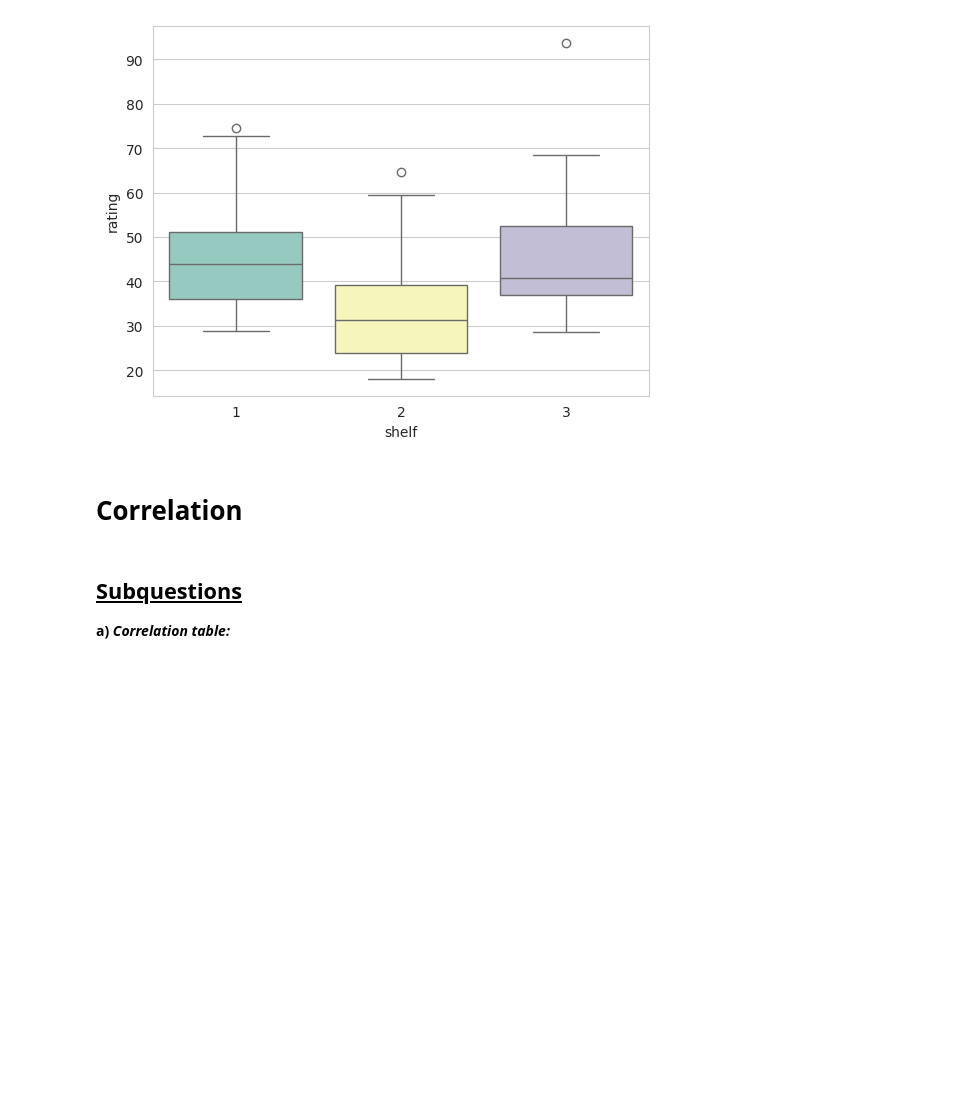
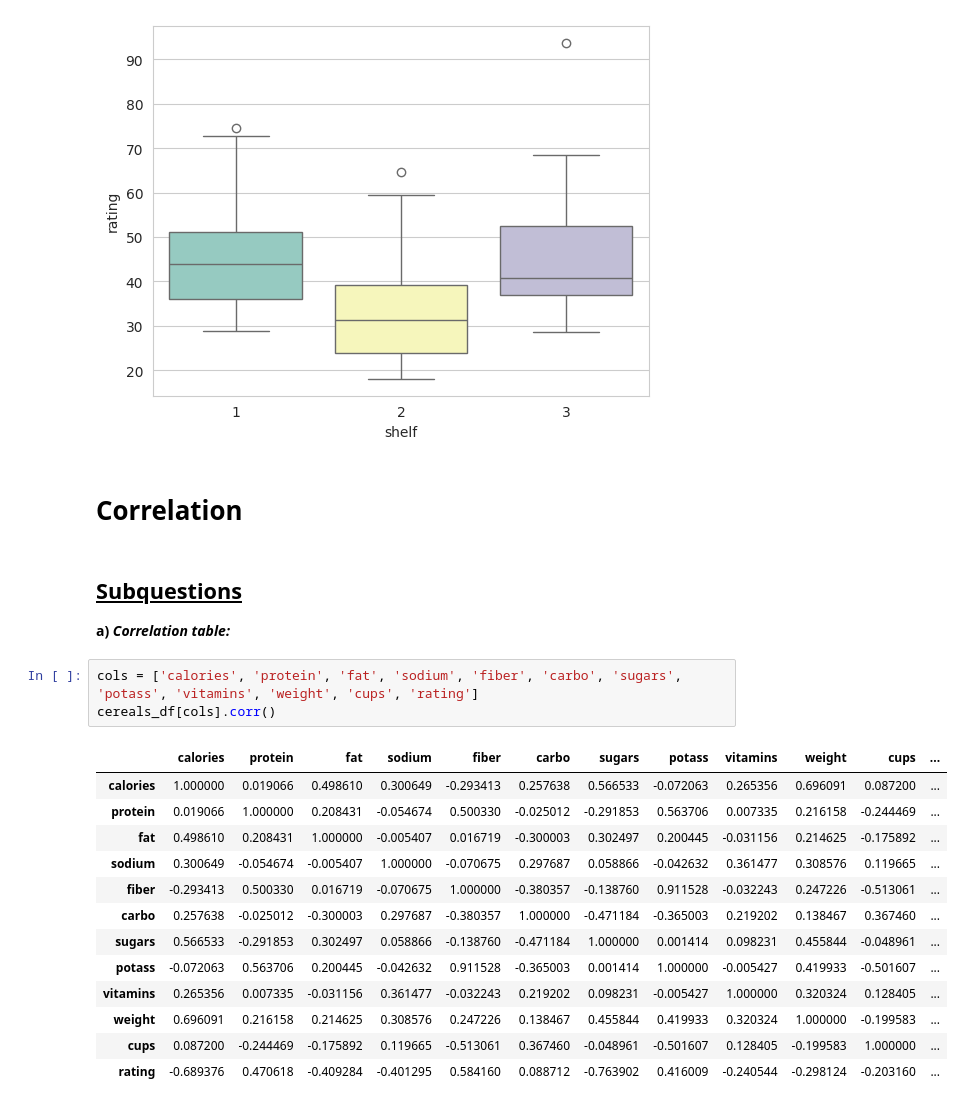
Before and after one commit to beneDesp/GLDM3002, a Jupyter notebook: Lab1_walsh.ipynb, the cells around one changed output. Saved outputs shown, nothing was run; the diff lists cells and outputs as text; blank space fills up the shorter version.

```diff
--- a/Lab1_walsh.ipynb
+++ b/Lab1_walsh.ipynb
@@ -175,6 +175,23 @@ Passing `palette` without assigning `hue` is deprecated and will be removed in v
 ## <u> Subquestions </u>
 
 **a)** ***Correlation table:***
+# %%
+cols = ['calories', 'protein', 'fat', 'sodium', 'fiber', 'carbo', 'sugars', 'potass', 'vitamins', 'weight', 'cups', 'rating']
+cereals_df[cols].corr()
+# %% [output]
+|  | calories | protein | fat | sodium | fiber | carbo | sugars | potass | vitamins | weight | cups | ... |
+| calories | 1.000000 | 0.019066 | 0.498610 | 0.300649 | -0.293413 | 0.257638 | 0.566533 | -0.072063 | 0.265356 | 0.696091 | 0.087200 | ... |
+| protein | 0.019066 | 1.000000 | 0.208431 | -0.054674 | 0.500330 | -0.025012 | -0.291853 | 0.563706 | 0.007335 | 0.216158 | -0.244469 | ... |
+| fat | 0.498610 | 0.208431 | 1.000000 | -0.005407 | 0.016719 | -0.300003 | 0.302497 | 0.200445 | -0.031156 | 0.214625 | -0.175892 | ... |
+| sodium | 0.300649 | -0.054674 | -0.005407 | 1.000000 | -0.070675 | 0.297687 | 0.058866 | -0.042632 | 0.361477 | 0.308576 | 0.119665 | ... |
+| fiber | -0.293413 | 0.500330 | 0.016719 | -0.070675 | 1.000000 | -0.380357 | -0.138760 | 0.911528 | -0.032243 | 0.247226 | -0.513061 | ... |
+| carbo | 0.257638 | -0.025012 | -0.300003 | 0.297687 | -0.380357 | 1.000000 | -0.471184 | -0.365003 | 0.219202 | 0.138467 | 0.367460 | ... |
+| sugars | 0.566533 | -0.291853 | 0.302497 | 0.058866 | -0.138760 | -0.471184 | 1.000000 | 0.001414 | 0.098231 | 0.455844 | -0.048961 | ... |
+| potass | -0.072063 | 0.563706 | 0.200445 | -0.042632 | 0.911528 | -0.365003 | 0.001414 | 1.000000 | -0.005427 | 0.419933 | -0.501607 | ... |
+| vitamins | 0.265356 | 0.007335 | -0.031156 | 0.361477 | -0.032243 | 0.219202 | 0.098231 | -0.005427 | 1.000000 | 0.320324 | 0.128405 | ... |
+| weight | 0.696091 | 0.216158 | 0.214625 | 0.308576 | 0.247226 | 0.138467 | 0.455844 | 0.419933 | 0.320324 | 1.000000 | -0.199583 | ... |
+| cups | 0.087200 | -0.244469 | -0.175892 | 0.119665 | -0.513061 | 0.367460 | -0.048961 | -0.501607 | 0.128405 | -0.199583 | 1.000000 | ... |
+| rating | -0.689376 | 0.470618 | -0.409284 | -0.401295 | 0.584160 | 0.088712 | -0.763902 | 0.416009 | -0.240544 | -0.298124 | -0.203160 | ... |
 # %% [markdown]
 **b.)** ***Discuss***
 
```
Also changed, not shown: parts of 2 cells of this notebook.
